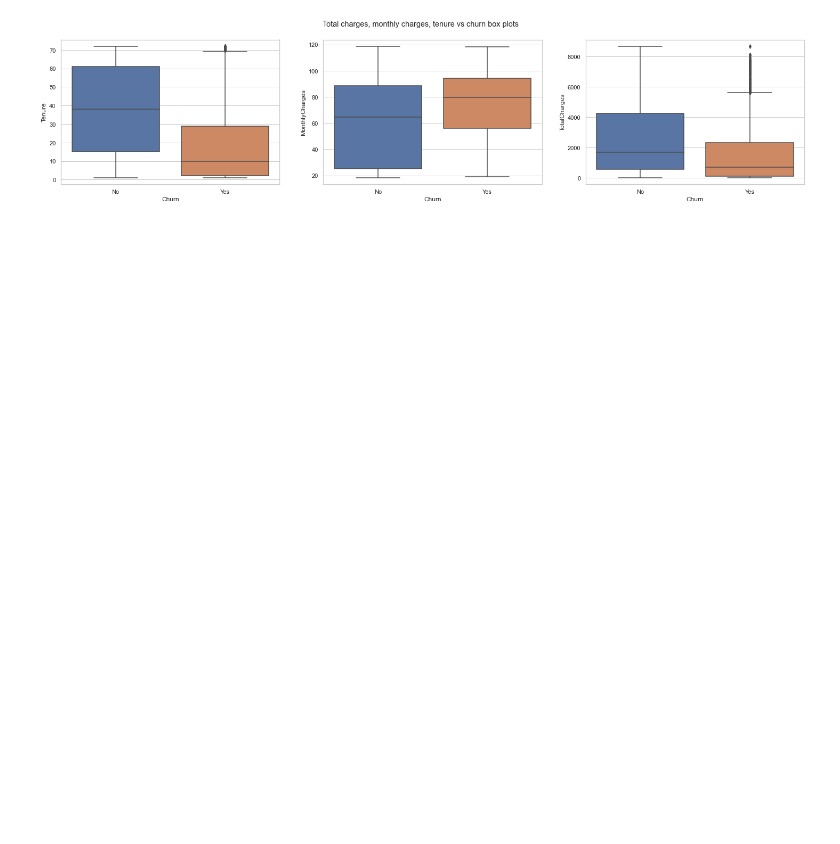
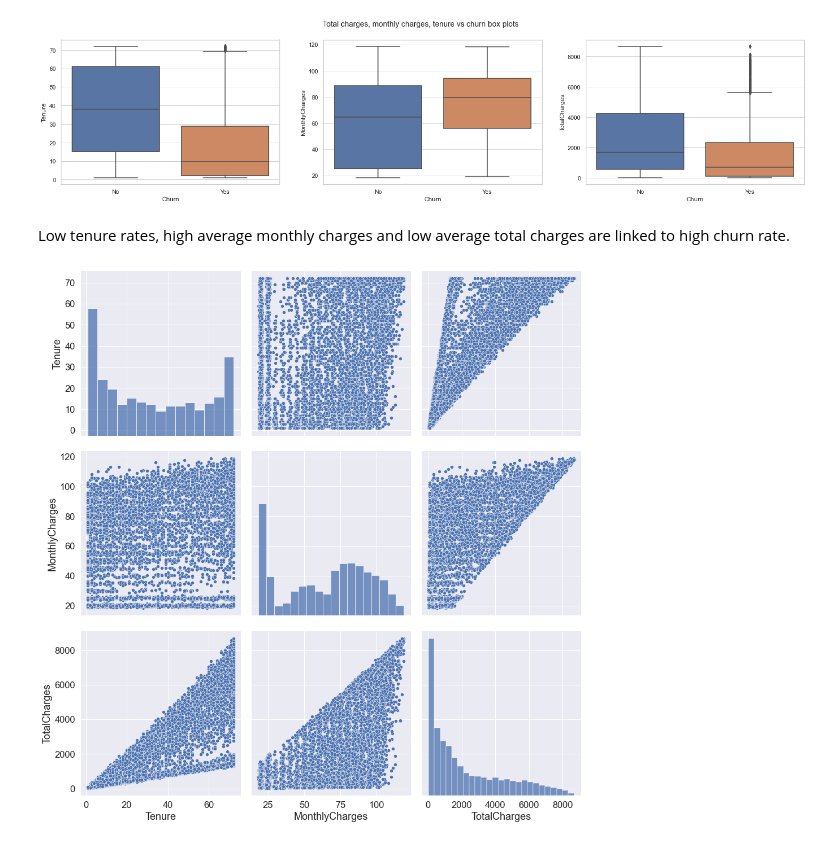
Before and after one commit to vytautasmu/Churn-Rate-Data-Analysis, a Jupyter notebook: eda.ipynb, the cells around one changed output. Saved outputs shown, nothing was run; the diff lists cells and outputs as text; code cells hidden in the pictures; blank space fills up the shorter version.

```diff
--- a/eda.ipynb
+++ b/eda.ipynb
@@ -65,4 +100,12 @@ for i in range(len(numerical)):
     sns.boxplot(ax = axes[i],data = df, x = 'Churn', y = numerical[i])
 # %% [output]
 [figure]
+# %% [markdown]
+Low tenure rates, high average monthly charges and low average total charges are linked to high churn rate.
+# %%
+#plot the pair plot of salary, balance and age in data dataframe.
+g = sns.pairplot(data = df, vars=['Tenure','MonthlyCharges','TotalCharges'])
+g.fig.set_size_inches(15,15)
+# %% [output]
+[figure, added]
 # %%
```
Also changed, not shown: parts of 15 cells of this notebook.
